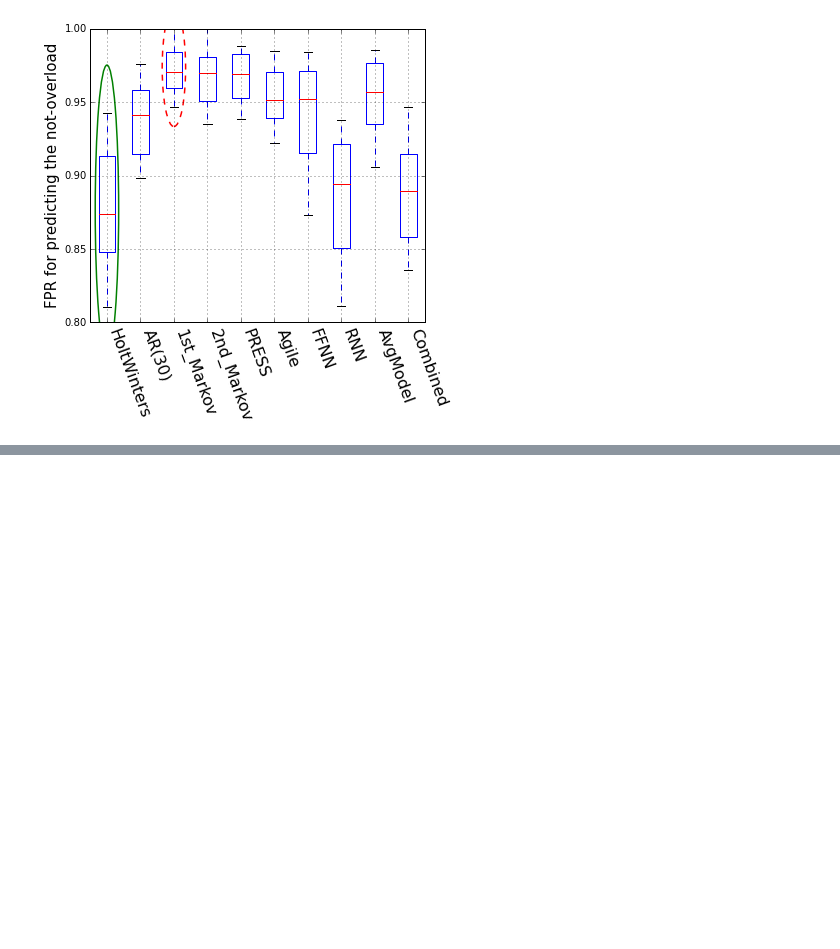
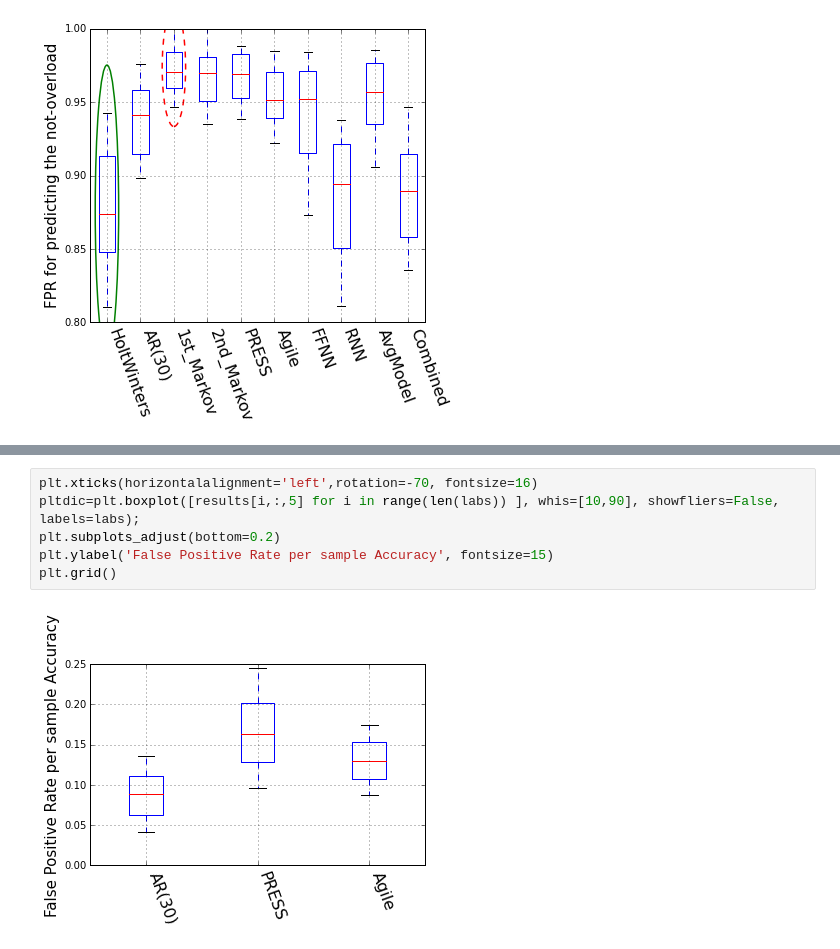
Before and after one commit to Manrich121/ForecastingCloud, a Jupyter notebook: DataPlot/src/model_evaluations_cpu.ipynb, the cells around one changed output, grey strips where cells are left out. Drawn from its saved outputs; the diff is of its cells as text; blank space fills up the shorter version.

```diff
--- a/DataPlot/src/model_evaluations_cpu.ipynb
+++ b/DataPlot/src/model_evaluations_cpu.ipynb
@@ -242,0 +324,8 @@ plt.show()
+# %%
+plt.xticks(horizontalalignment='left',rotation=-70, fontsize=16)
+pltdic=plt.boxplot([results[i,:,5] for i in range(len(labs)) ], whis=[10,90], showfliers=False, labels=labs);
+plt.subplots_adjust(bottom=0.2)
+plt.ylabel('False Positive Rate per sample Accuracy', fontsize=15)
+plt.grid()
+# %% [output]
+[figure, added]
```
Also changed, not shown: parts of 8 cells of this notebook, 8 other files.
